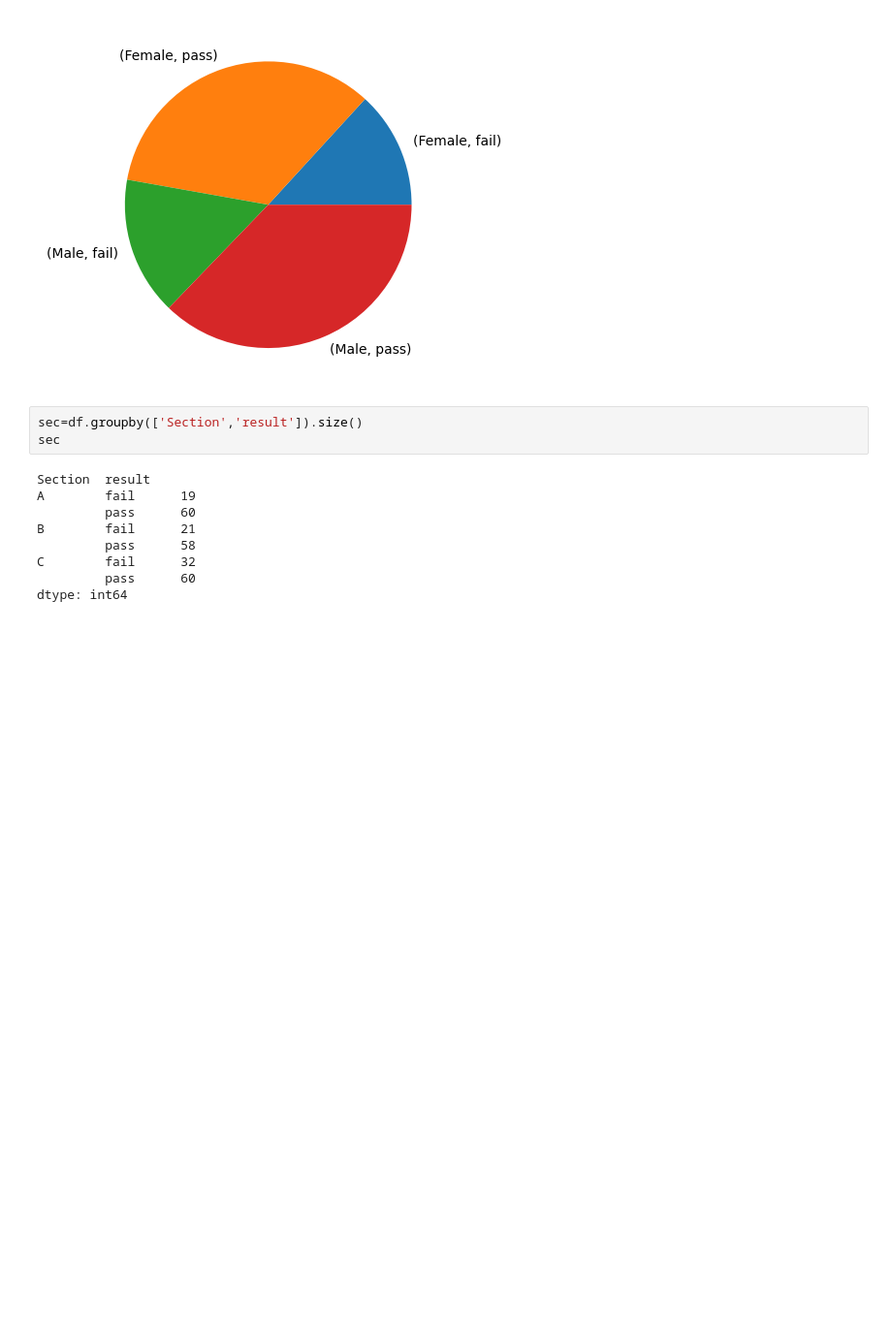
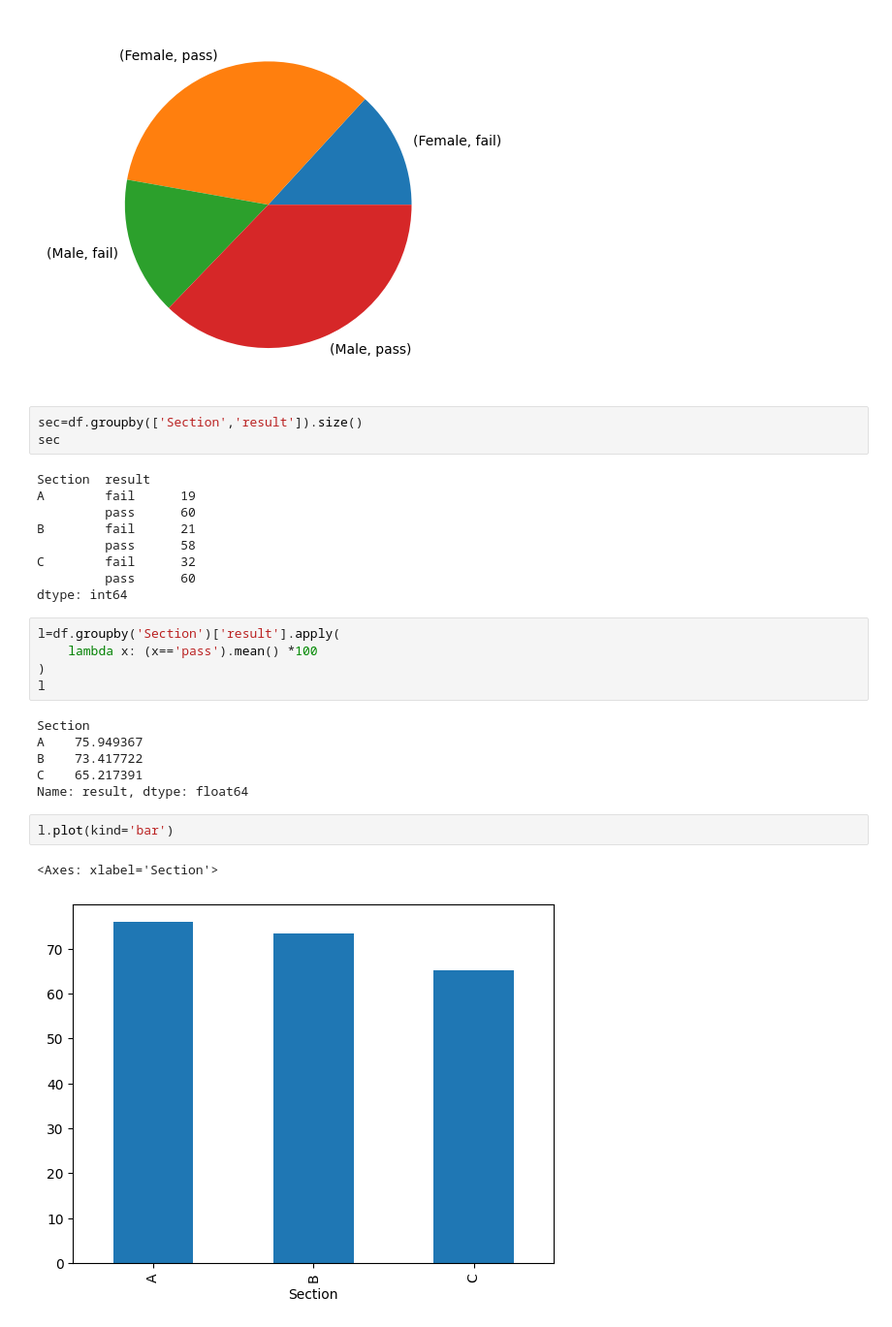
Before and after one commit to Balu-Palle/jupyterNotebook, a Jupyter notebook: 1.ipynb, the cells around one changed output. Shown at 97% size. Cells and saved outputs as stored; diff of their text form; blank space fills up the shorter version.

Commit message:
sections percentage !

```diff
--- a/1.ipynb
+++ b/1.ipynb
@@ -72,3 +72,19 @@ B        fail      21
 C        fail      32
          pass      60
 dtype: int64
+# %%
+l=df.groupby('Section')['result'].apply(
+    lambda x: (x=='pass').mean() *100
+)
+l
+# %% [output]
+Section
+A    75.949367
+B    73.417722
+C    65.217391
+Name: result, dtype: float64
+# %%
+l.plot(kind='bar')
+# %% [output]
+<Axes: xlabel='Section'>
+[figure, added]
```
Also changed, not shown: parts of 2 cells of this notebook.
